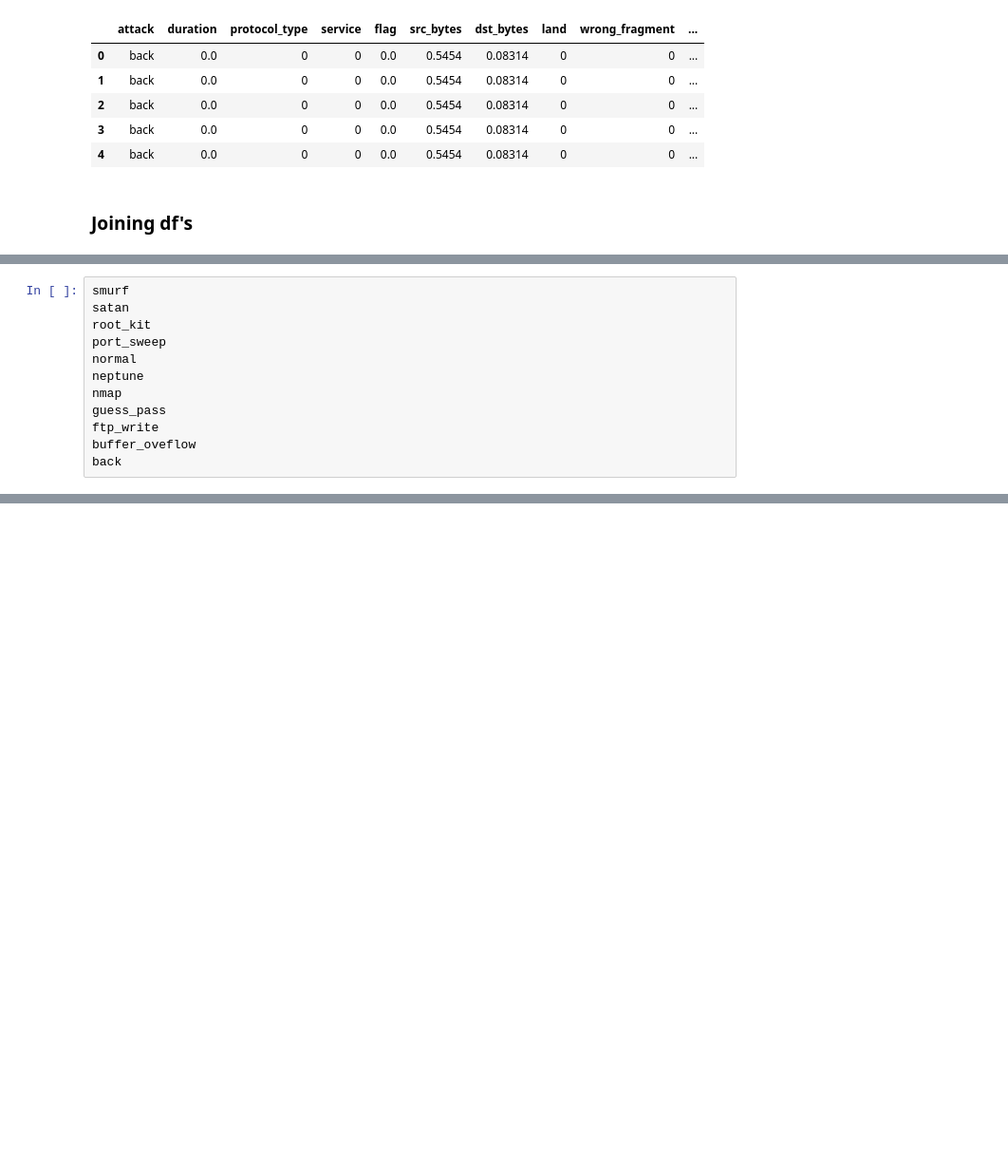
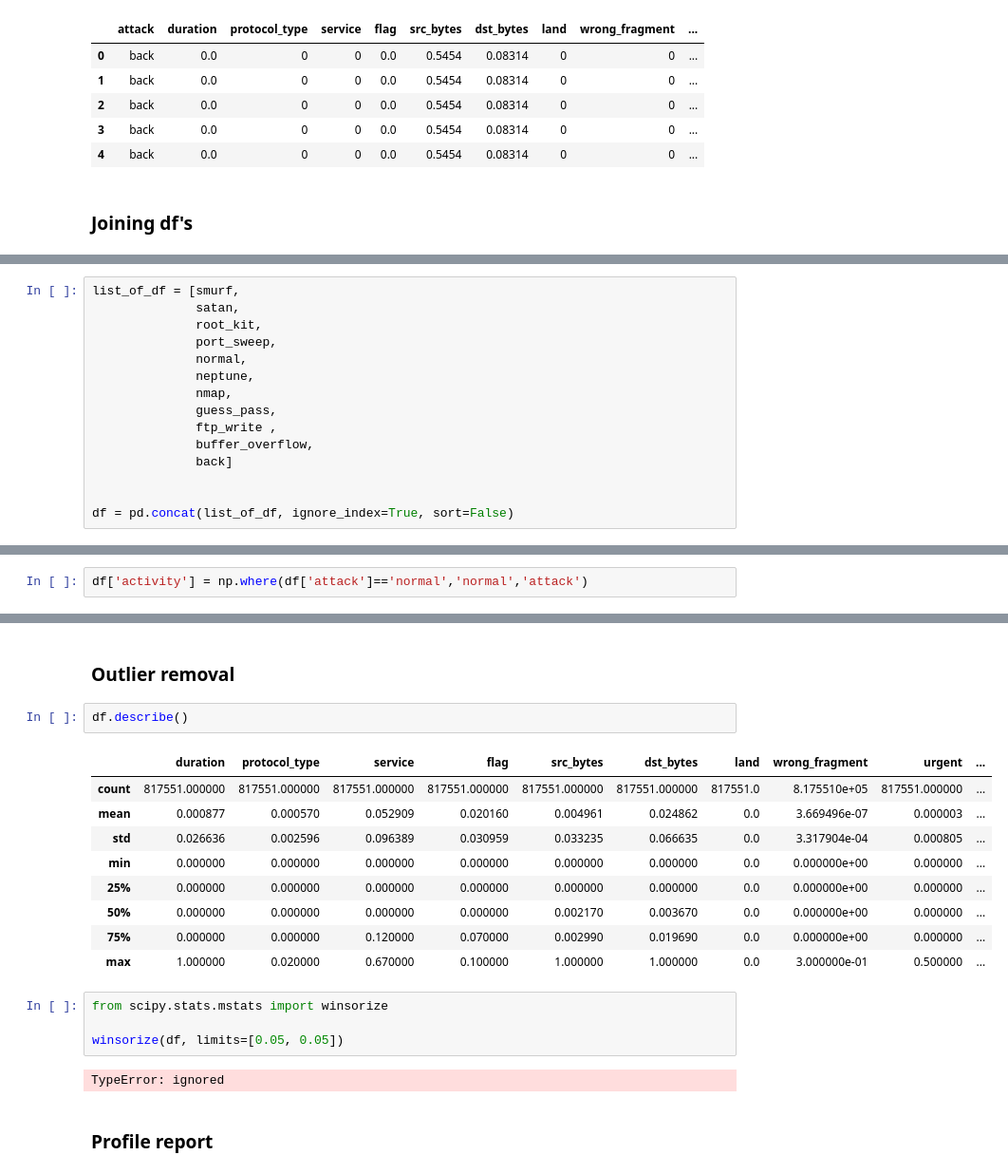
Before and after one commit to lalit-kumr/Cyber-Security-Case-Study, a Jupyter notebook: Cyber Security Case Study.ipynb, the cells around one changed output, grey strips where cells are left out. Shown at 95% size. Drawn from its saved outputs; the diff is of its cells as text; blank space fills up the shorter version.

```diff
--- a/Cyber Security Case Study.ipynb
+++ b/Cyber Security Case Study.ipynb
@@ -57,12 +41,15 @@ pd.concat([smurf, satan], ignore_index=True, sort=False)
 # %%
-smurf
-satan
-root_kit
-port_sweep
-normal
-neptune
-nmap
-guess_pass
-ftp_write
-buffer_oveflow
-back
+list_of_df = [smurf,
+              satan,
+              root_kit,
+              port_sweep,
+              normal,
+              neptune,
+              nmap,
+              guess_pass,
+              ftp_write ,
+              buffer_overflow,
+              back]
+
+
+df = pd.concat(list_of_df, ignore_index=True, sort=False)
@@ -72,0 +60,2 @@ back
+# %%
+df['activity'] = np.where(df['attack']=='normal','normal','attack')
@@ -72,0 +120,22 @@ back
+# %% [markdown]
+### Outlier removal
+# %%
+df.describe()
+# %% [output]
+|  | duration | protocol_type | service | flag | src_bytes | dst_bytes | land | wrong_fragment | urgent | ... |
+| count | 817551.000000 | 817551.000000 | 817551.000000 | 817551.000000 | 817551.000000 | 817551.000000 | 817551.0 | 8.175510e+05 | 817551.000000 | ... |
+| mean | 0.000877 | 0.000570 | 0.052909 | 0.020160 | 0.004961 | 0.024862 | 0.0 | 3.669496e-07 | 0.000003 | ... |
+| std | 0.026636 | 0.002596 | 0.096389 | 0.030959 | 0.033235 | 0.066635 | 0.0 | 3.317904e-04 | 0.000805 | ... |
+| min | 0.000000 | 0.000000 | 0.000000 | 0.000000 | 0.000000 | 0.000000 | 0.0 | 0.000000e+00 | 0.000000 | ... |
+| 25% | 0.000000 | 0.000000 | 0.000000 | 0.000000 | 0.000000 | 0.000000 | 0.0 | 0.000000e+00 | 0.000000 | ... |
+| 50% | 0.000000 | 0.000000 | 0.000000 | 0.000000 | 0.002170 | 0.003670 | 0.0 | 0.000000e+00 | 0.000000 | ... |
+| 75% | 0.000000 | 0.000000 | 0.120000 | 0.070000 | 0.002990 | 0.019690 | 0.0 | 0.000000e+00 | 0.000000 | ... |
+| max | 1.000000 | 0.020000 | 0.670000 | 0.100000 | 1.000000 | 1.000000 | 0.0 | 3.000000e-01 | 0.500000 | ... |
+# %%
+from scipy.stats.mstats import winsorize
+
+winsorize(df, limits=[0.05, 0.05])
+# %% [output]
+TypeError: ignored
+# %% [markdown]
+### Profile report
```
Also changed, not shown: parts of 8 cells of this notebook.
